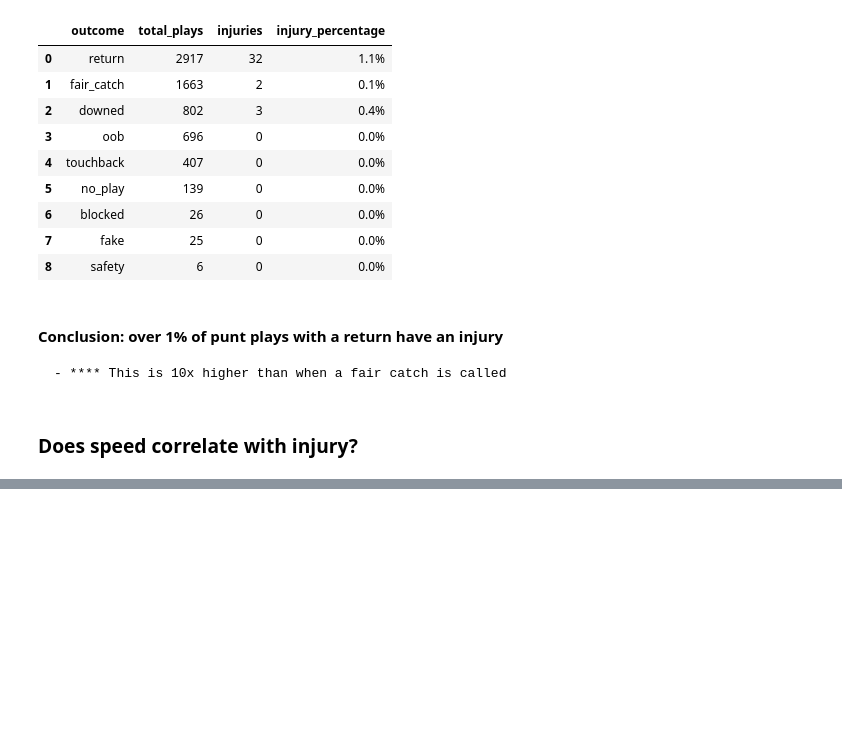
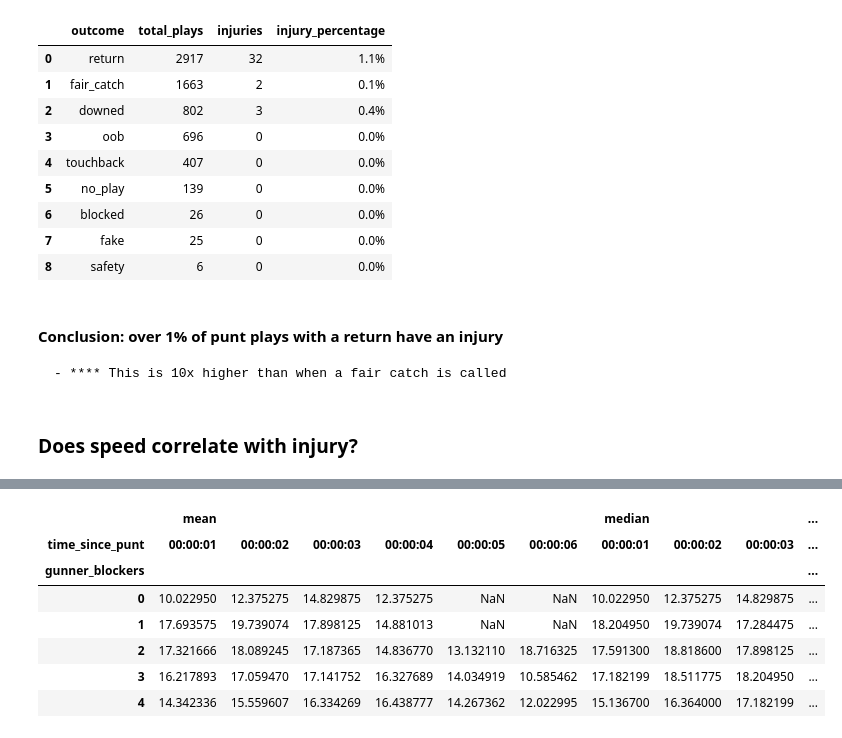
Before and after one commit to mtodisco10/nfl-punt-analytics, a Jupyter notebook: nfl_punt_script.ipynb, the cells around one changed output, grey strips where cells are left out. Cells and saved outputs as stored; diff of their text form; code cells hidden in the pictures; blank space fills up the shorter version.

```diff
--- a/nfl_punt_script.ipynb
+++ b/nfl_punt_script.ipynb
@@ -143 +150,6 @@ vr_merged = play_info.merge(video_review, how='inner', on =['Season_Year', 'Game
+# %%
+pi = play_info.merge(video_review[['Season_Year', 'GameKey', 'PlayID','GSISID']], how='left', on =['Season_Year', 'GameKey', 'PlayID'])
+pi['injury'] = np.where(pi.GSISID.notnull(), 1, 0).astype(int)
+pi.drop('GSISID', axis = 1, inplace=True)
+vr = play_info.merge(video_review, how='inner', on =['Season_Year', 'GameKey', 'PlayID'])
 # %%
@@ -531,3 +512,9 @@ def get_speed(ng_data, playId, gameKey, player, partner):
     return pd.concat([player_grouped, partner_grouped], axis = 0)[['involvement',
                                                                    'max_mph',
                                                                    'avg_mph']].reset_index(drop=True)
+
+def convert_to_mph(dis_vector, converter):
+    mph_vector = dis_vector * converter
+    return mph_vector
+
+get_speed('NGS-2016-pre.csv', 3129, 5, 31057, 32482)
@@ -792,2 +633,2 @@ def coverage_returner_space(play_df, ngs_df):
 # %%
-cov_ret_df = coverage_returner_space(play_info_2016_pre, NGS_2016_pre)
+cov_ret_df = coverage_returner_space(pi, NGS_2016)
@@ -798 +646,16 @@ cov_ret_df.groupby(['cov_Role','time_since_punt','outcome'], as_index=False)['di
+# %%
+#Speed vs Number of Gunner Blockers at each second.
+
+pd.pivot_table(cov_ret_df.loc[(cov_ret_df.cov_Role == 'GR') | (cov_ret_df.cov_Role == 'GL')],
+               index=['gunner_blockers'], values='cov_speed',
+               columns=['time_since_punt'], aggfunc=[np.mean, np.median])
+# %% [output]
+|  | mean |  |  |  |  |  | median |  |  | ... |
+| time_since_punt | 00:00:01 | 00:00:02 | 00:00:03 | 00:00:04 | 00:00:05 | 00:00:06 | 00:00:01 | 00:00:02 | 00:00:03 | ... |
+| gunner_blockers |  |  |  |  |  |  |  |  |  | ... |
+| 0 | 10.022950 | 12.375275 | 14.829875 | 12.375275 | NaN | NaN | 10.022950 | 12.375275 | 14.829875 | ... |
+| 1 | 17.693575 | 19.739074 | 17.898125 | 14.881013 | NaN | NaN | 18.204950 | 19.739074 | 17.284475 | ... |
+| 2 | 17.321666 | 18.089245 | 17.187365 | 14.836770 | 13.132110 | 18.716325 | 17.591300 | 18.818600 | 17.898125 | ... |
+| 3 | 16.217893 | 17.059470 | 17.141752 | 16.327689 | 14.034919 | 10.585462 | 17.182199 | 18.511775 | 18.204950 | ... |
+| 4 | 14.342336 | 15.559607 | 16.334269 | 16.438777 | 14.267362 | 12.022995 | 15.136700 | 16.364000 | 17.182199 | ... |
 # %%
```
Also changed, not shown: parts of 134 cells of this notebook.
